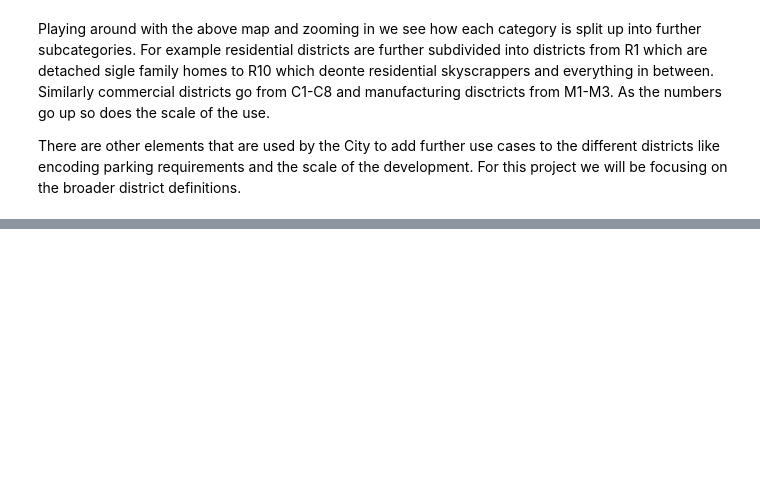
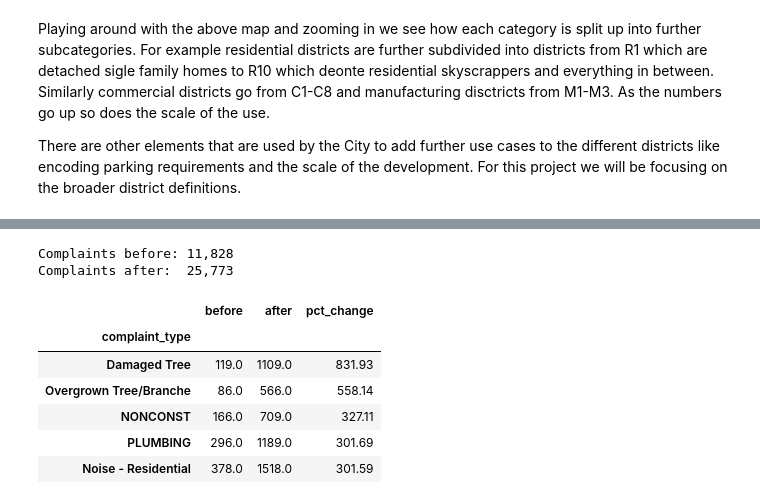
Before and after one commit to imranfaiz-an/NYC_Zoning-DS-30195, a Jupyter notebook: mircro_project_zoning.ipynb, the cells around one changed output, grey strips where cells are left out. Saved outputs shown, nothing was run; the diff lists cells and outputs as text; code cells hidden in the pictures; blank space fills up the shorter version.

```diff
--- a/mircro_project_zoning.ipynb
+++ b/mircro_project_zoning.ipynb
@@ -443,0 +378,12 @@ amendments_gdf.sort_values(by=["Shape_Area", "EFFECTIVE"], ascending=False).head
+# %%
+# Let's get the 311 data to do some analysis - Note that this takes around 3 mintues to run
+client = Socrata("data.cityofnewyork.us",
+                app_token="5r92XJz6OaT3JygWksrIhsYGw",
+                timeout=60)
+
+results = client.get("76ig-c548",   # 311 dataset for 2010-2020
+                    limit=2001000,
+                    where="created_date > '2011-01-01' AND created_date < '2011-12-31' AND borough == 'QUEENS'")
+
+
+df_311_2011 = pd.DataFrame.from_records(results)
@@ -443,0 +425,41 @@ amendments_gdf.sort_values(by=["Shape_Area", "EFFECTIVE"], ascending=False).head
+# %%
+# Convert to datetime
+complaints_jamaica['created_date'] = pd.to_datetime(complaints_jamaica['created_date'])
+complaints_jamaica['closed_date'] = pd.to_datetime(complaints_jamaica['closed_date'])
+
+# Split by cutoff date
+cutoff = pd.Timestamp('2011-05-11')
+
+complaints_jamaica_before = complaints_jamaica[complaints_jamaica['created_date'] < cutoff]
+complaints_jamaica_after  = complaints_jamaica[complaints_jamaica['created_date'] >= cutoff]
+
+print(f"Complaints before: {len(complaints_jamaica_before):,}")
+print(f"Complaints after:  {len(complaints_jamaica_after):,}")
+# %% [output]
+Complaints before: 11,828
+Complaints after:  25,773
+# %%
+# Getting complaint counts into a separate df for percent analysis
+before_counts = complaints_jamaica_before['complaint_type'].value_counts()
+after_counts  = complaints_jamaica_after['complaint_type'].value_counts()
+
+comparison = pd.DataFrame({
+    'before': before_counts,
+    'after':  after_counts
+}).fillna(0)  # fills 0 for types that didn't exist in one period
+
+comparison.index = comparison.index.str.strip().str.replace(r's$', '', regex=True)
+comparison = comparison.groupby(level=0).sum()
+
+comparison = comparison[(comparison['before'] > 50) & (comparison['after'] > 50)] # adding a cutoff at 50 to ignore infrequent complaints
+comparison['pct_change'] = ((comparison['after'] - comparison['before']) / comparison['before'] * 100).round(2)
+
+comparison.sort_values('pct_change', ascending=False).head(5)
+# %% [output]
+|  | before | after | pct_change |
+| complaint_type |  |  |  |
+| Damaged Tree | 119.0 | 1109.0 | 831.93 |
+| Overgrown Tree/Branche | 86.0 | 566.0 | 558.14 |
+| NONCONST | 166.0 | 709.0 | 327.11 |
+| PLUMBING | 296.0 | 1189.0 | 301.69 |
+| Noise - Residential | 378.0 | 1518.0 | 301.59 |
```
Also changed, not shown: parts of 45 cells of this notebook, 9 other files.
